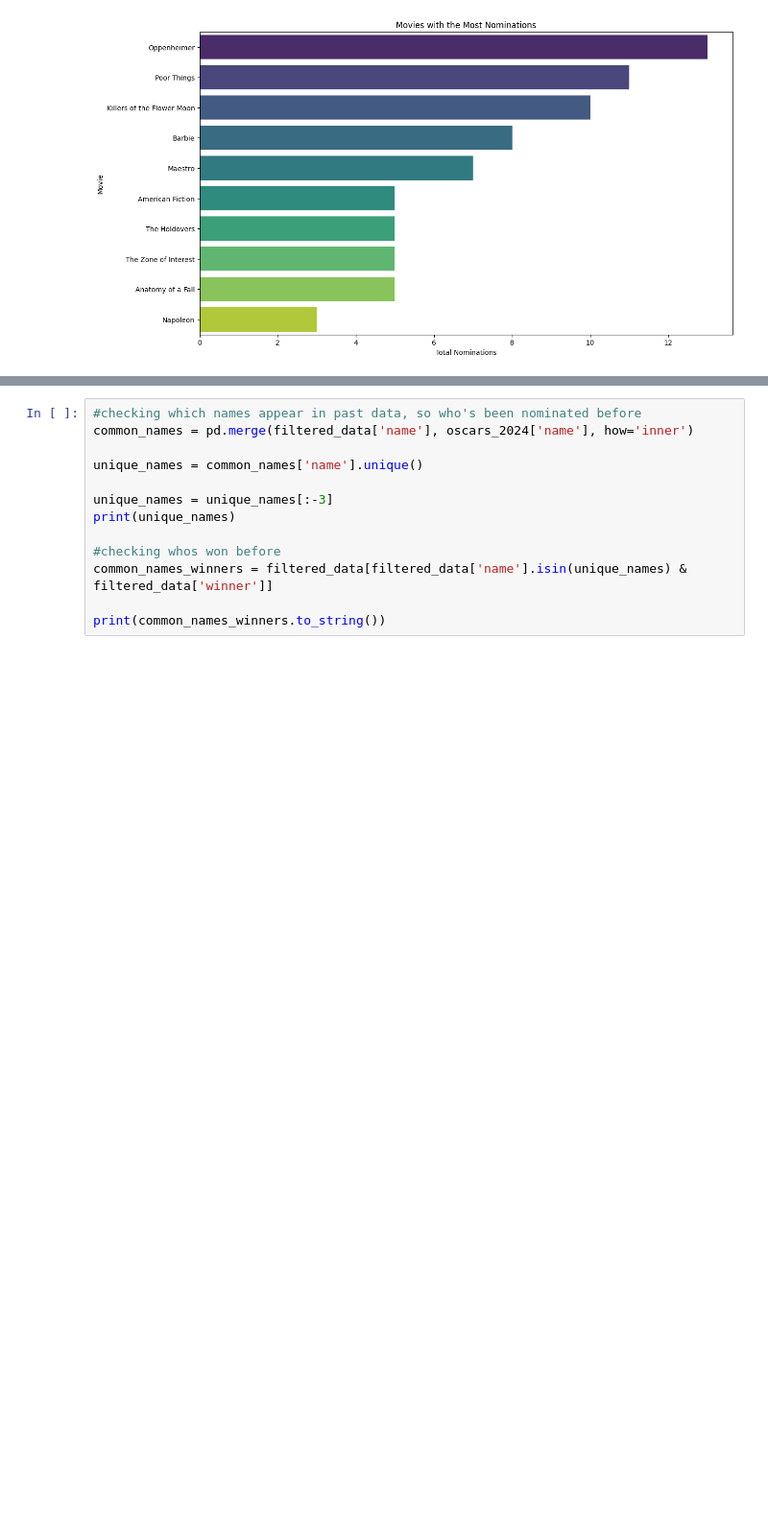
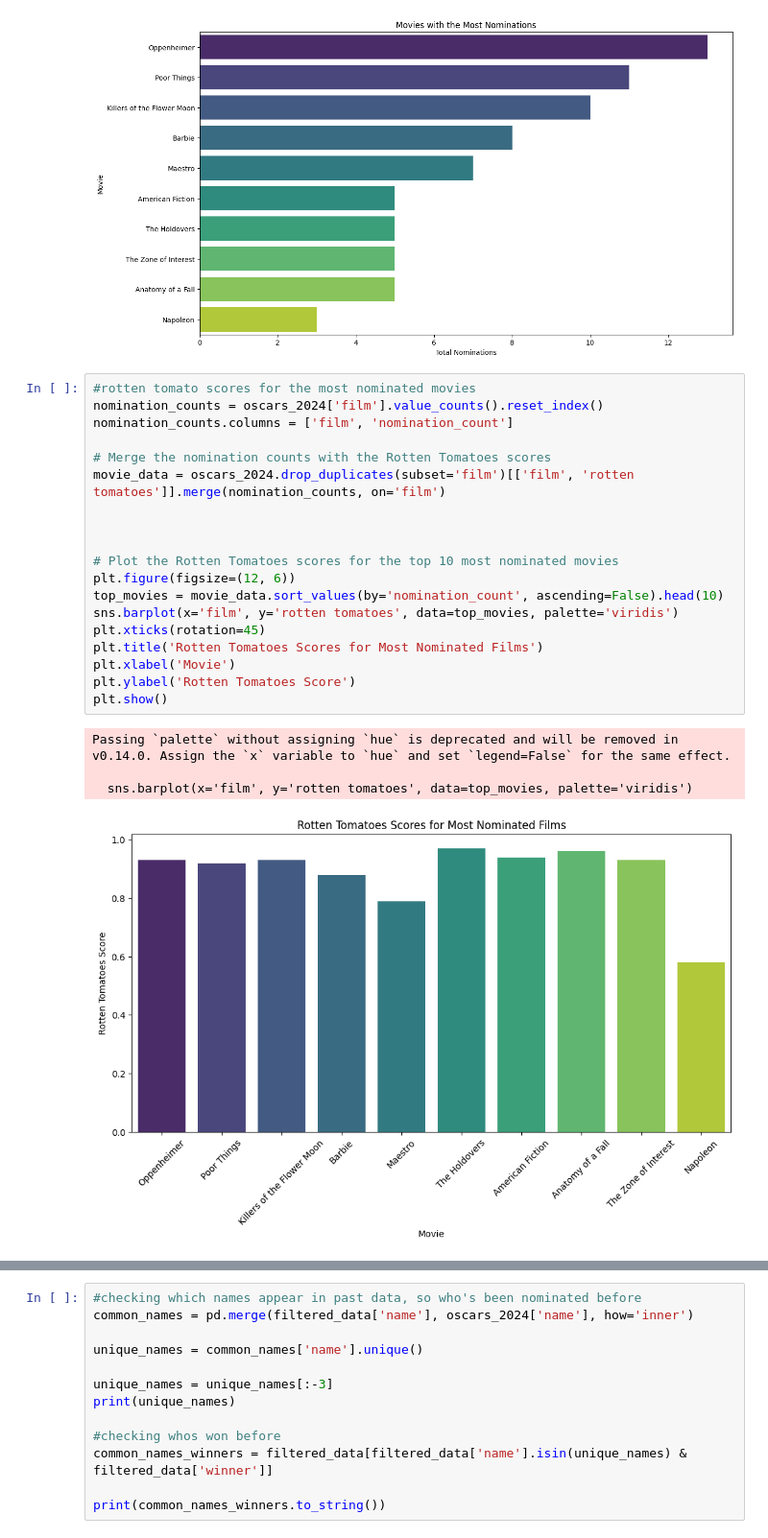
Before and after one commit to memu1227/Oscars, a Jupyter notebook: Oscar_Predictions.ipynb, the cells around one changed output, grey strips where cells are left out. Shown at 96% size. Cells and saved outputs as stored; diff of their text form; blank space fills up the shorter version.

```diff
--- a/Oscar_Predictions.ipynb
+++ b/Oscar_Predictions.ipynb
@@ -206,6 +206,30 @@ Passing `palette` without assigning `hue` is deprecated and will be removed in v
 
   sns.barplot(x='total_nominations', y='film', data=movie_nominations_2024.head(10), palette='viridis')
 [figure]
+# %%
+#rotten tomato scores for the most nominated movies
+nomination_counts = oscars_2024['film'].value_counts().reset_index()
+nomination_counts.columns = ['film', 'nomination_count']
+
+# Merge the nomination counts with the Rotten Tomatoes scores
+movie_data = oscars_2024.drop_duplicates(subset='film')[['film', 'rotten tomatoes']].merge(nomination_counts, on='film')
+
+
+
+# Plot the Rotten Tomatoes scores for the top 10 most nominated movies
+plt.figure(figsize=(12, 6))
+top_movies = movie_data.sort_values(by='nomination_count', ascending=False).head(10)
+sns.barplot(x='film', y='rotten tomatoes', data=top_movies, palette='viridis')
+plt.xticks(rotation=45)
+plt.title('Rotten Tomatoes Scores for Most Nominated Films')
+plt.xlabel('Movie')
+plt.ylabel('Rotten Tomatoes Score')
+plt.show()
+# %% [output]
+Passing `palette` without assigning `hue` is deprecated and will be removed in v0.14.0. Assign the `x` variable to `hue` and set `legend=False` for the same effect.
+
+  sns.barplot(x='film', y='rotten tomatoes', data=top_movies, palette='viridis')
+[figure, added]
 # %%
 # Combine first and last names with an underscore
 oscars_2024['Full Name'] = oscars_2024['name'].str.replace(' ', '')
```
Also changed, not shown: parts of 3 cells of this notebook.
